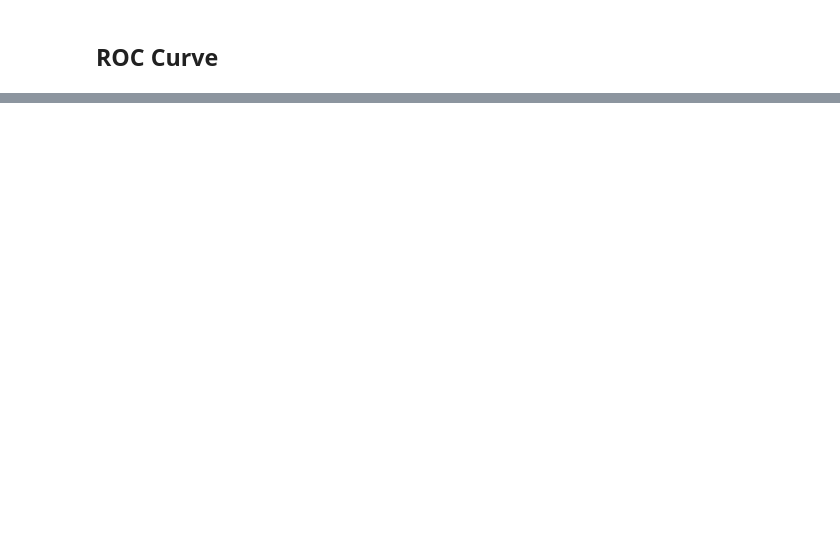
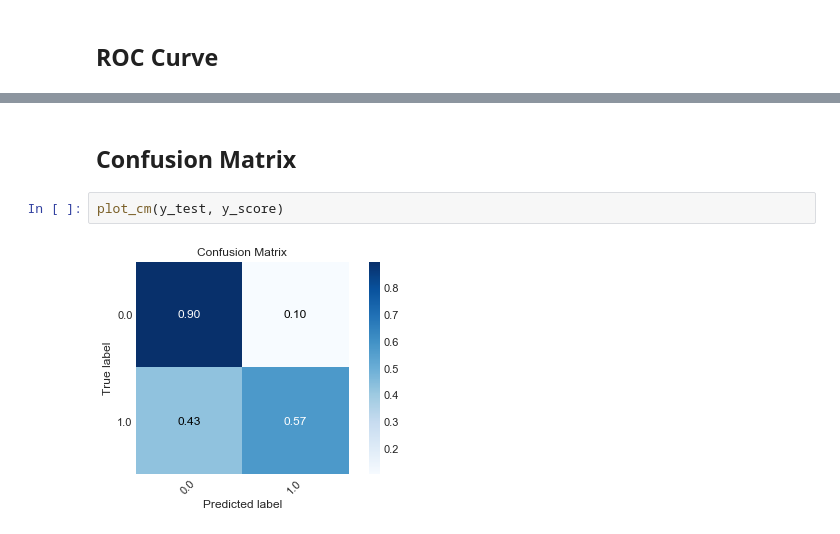
Before and after one commit to NicolasHu11/Short-Long-Term-Mortality-Prediction, a Jupyter notebook: Process Books/Linear Regression 1 Year Mortality.ipynb, the cells around one changed output, grey strips where cells are left out. Saved outputs shown, nothing was run; the diff lists cells and outputs as text; blank space fills up the shorter version.

```diff
--- a/Process Books/Linear Regression 1 Year Mortality.ipynb
+++ b/Process Books/Linear Regression 1 Year Mortality.ipynb
@@ -64,0 +61,6 @@ plot_ROC(fpr, tpr, auc)
+# %% [markdown]
+## Confusion Matrix
+# %%
+plot_cm(y_test, y_score)
+# %% [output]
+[figure, added]
```
Also changed, not shown: parts of 7 cells of this notebook, 6 other files.
